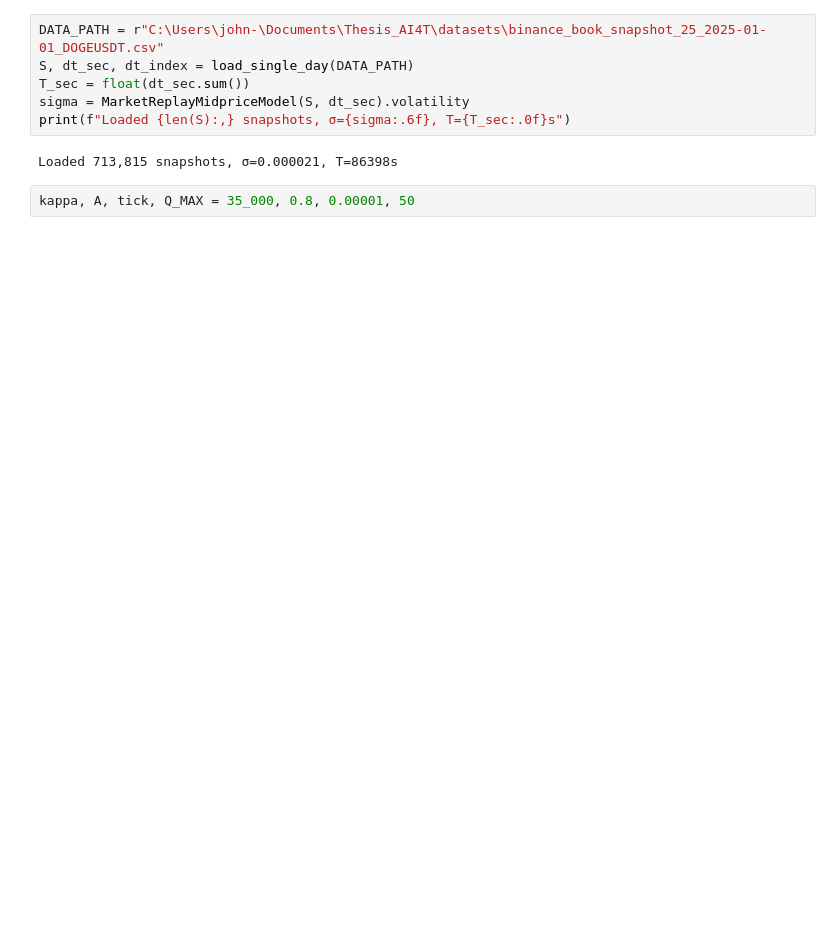
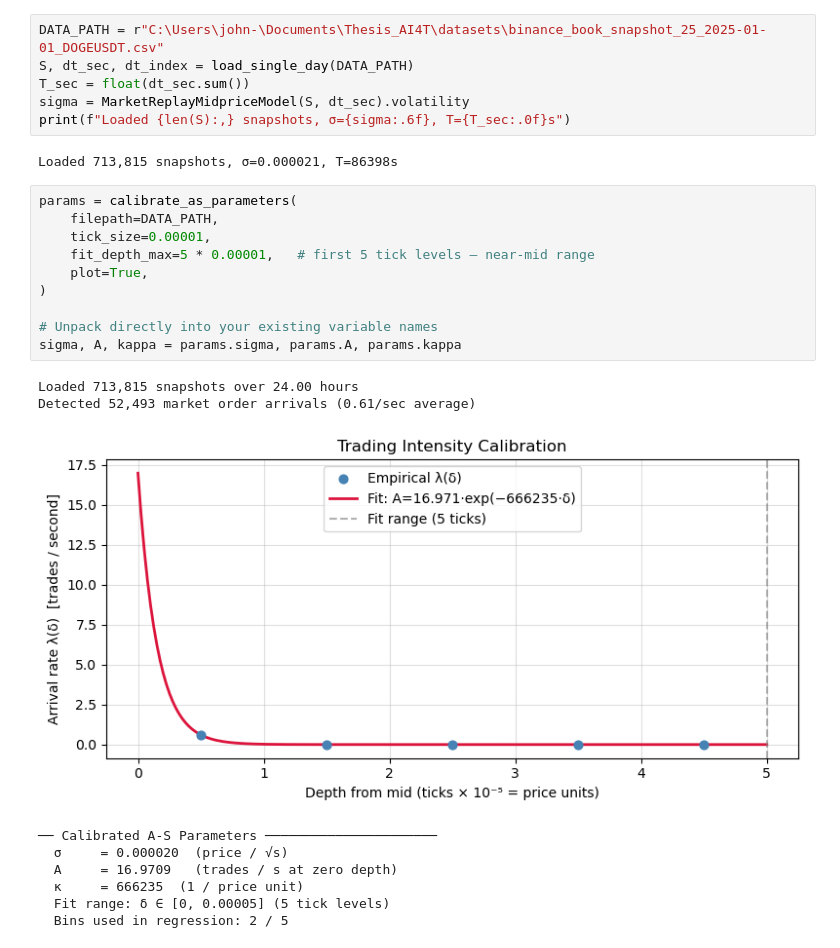
Before and after one commit to AA-ron2/Thesis_AI4T, a Jupyter notebook: notebooks/testbook.ipynb, the cells around one changed output. Saved outputs shown, nothing was run; the diff lists cells and outputs as text; blank space fills up the shorter version.

```diff
--- a/notebooks/testbook.ipynb
+++ b/notebooks/testbook.ipynb
@@ -36,5 +36,23 @@ sigma = MarketReplayMidpriceModel(S, dt_sec).volatility
 print(f"Loaded {len(S):,} snapshots, σ={sigma:.6f}, T={T_sec:.0f}s")
 # %% [output]
 Loaded 713,815 snapshots, σ=0.000021, T=86398s
-# %%
-kappa, A, tick, Q_MAX = 35_000, 0.8, 0.00001, 50
+# %%
+params = calibrate_as_parameters(
+    filepath=DATA_PATH,
+    tick_size=0.00001,
+    fit_depth_max=5 * 0.00001,   # first 5 tick levels — near-mid range
+    plot=True,
+)
+
+# Unpack directly into your existing variable names
+sigma, A, kappa = params.sigma, params.A, params.kappa
+# %% [output]
+Loaded 713,815 snapshots over 24.00 hours
+Detected 52,493 market order arrivals (0.61/sec average)
+[figure, added]
+── Calibrated A-S Parameters ──────────────────────
+  σ     = 0.000020  (price / √s)
+  A     = 16.9709   (trades / s at zero depth)
+  κ     = 666235  (1 / price unit)
+  Fit range: δ ∈ [0, 0.00005] (5 tick levels)
+  Bins used in regression: 2 / 5
```
Also changed, not shown: parts of 3 cells of this notebook, 4 other files.
